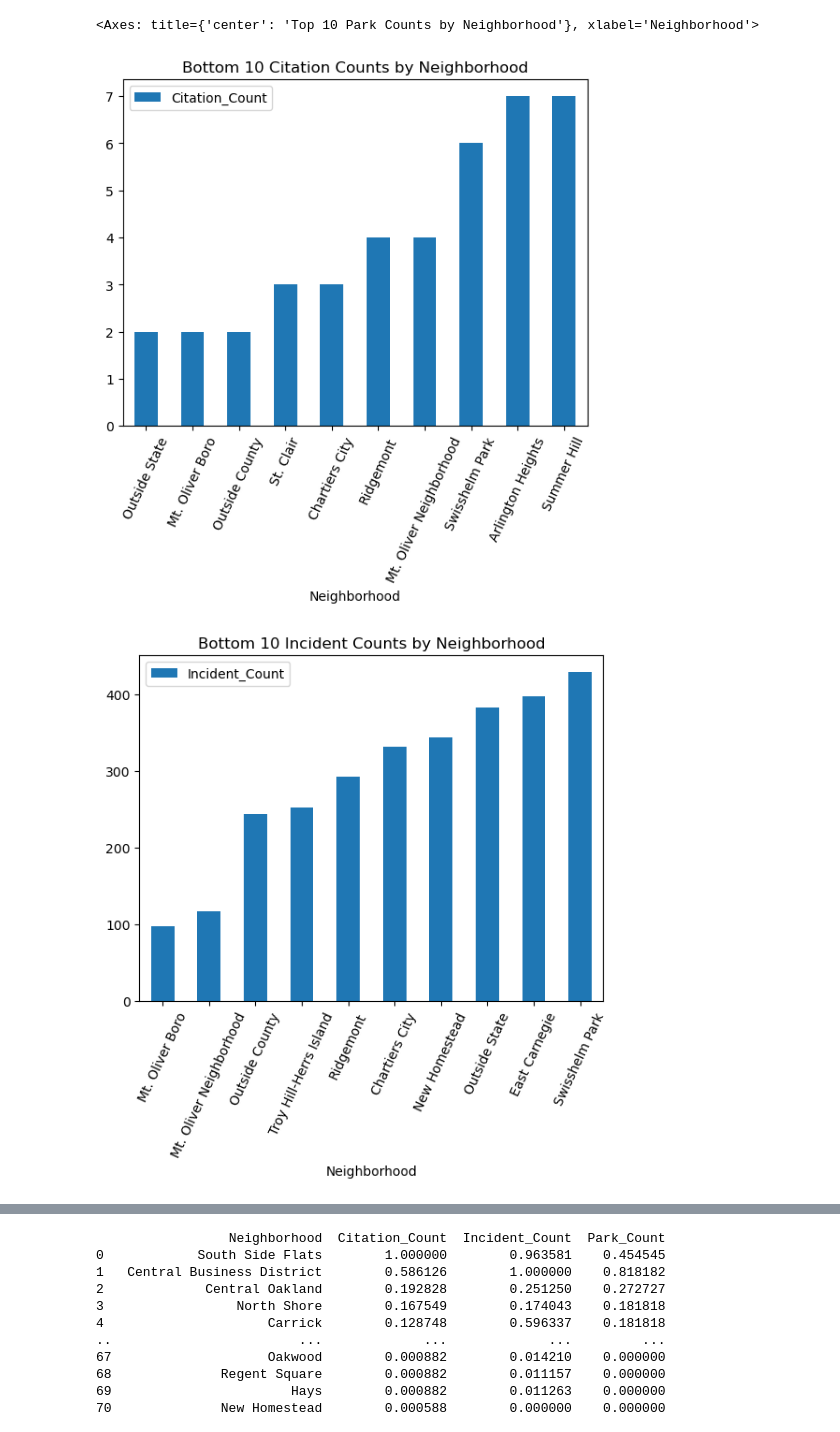
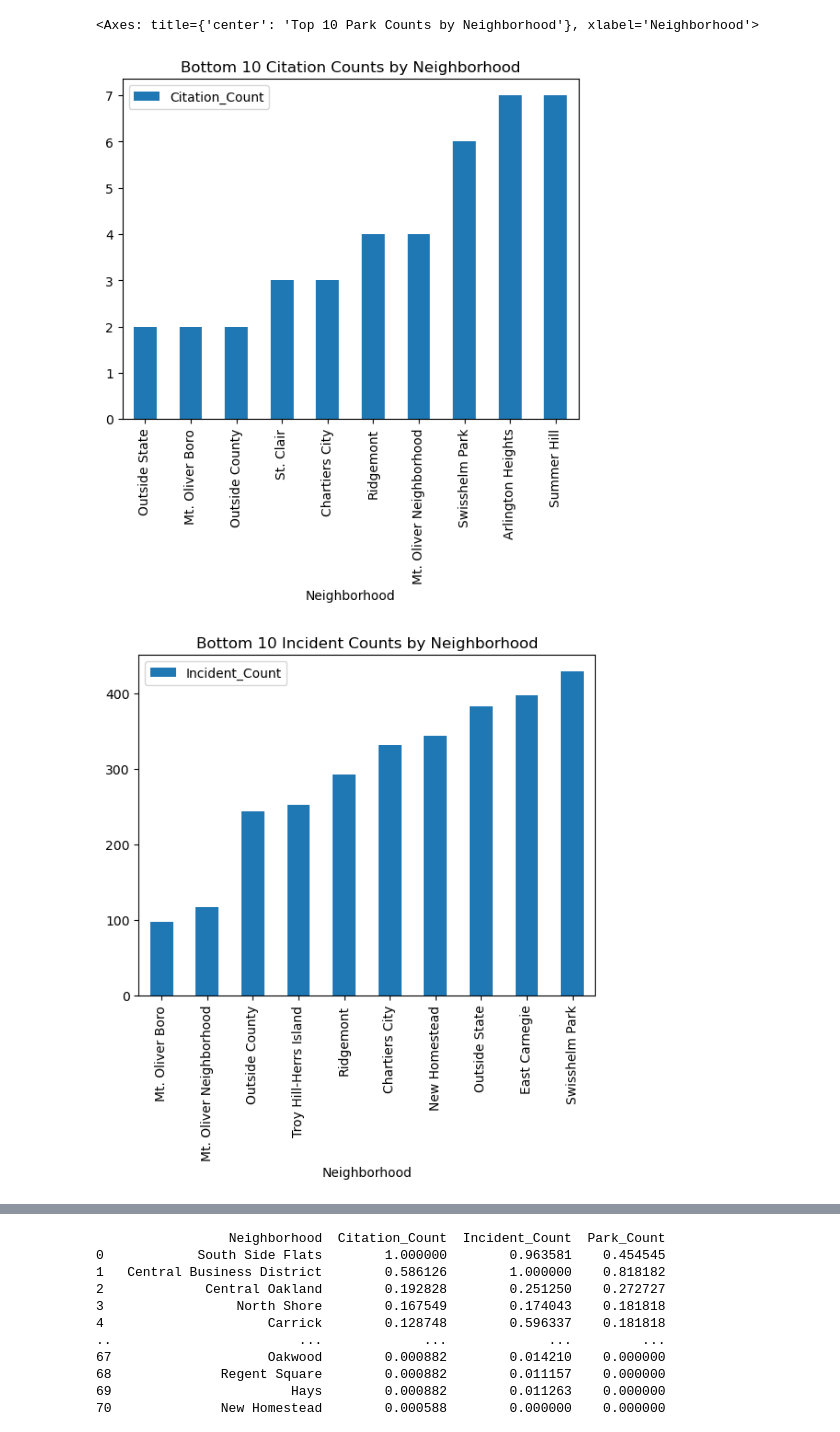
Before and after one commit to ShaneKillen/bigideas_final, a Jupyter notebook: final_report.ipynb, the cells around one changed output, grey strips where cells are left out. Saved outputs shown, nothing was run; the diff lists cells and outputs as text; code cells hidden in the pictures.

```diff
--- a/final_report.ipynb
+++ b/final_report.ipynb
@@ -26,16 +28,16 @@ park_count_df.columns = ['Neighborhood', 'Park_Count']
 # %%
 bot_10_citation = citation_counts_df.tail(10)
 bot_10_citation = bot_10_citation.sort_values(by='Citation_Count', ascending=True)
-bot_10_citation.plot.bar(x='Neighborhood', y='Citation_Count', rot=65, title="Bottom 10 Citation Counts by Neighborhood")
+bot_10_citation.plot.bar(x='Neighborhood', y='Citation_Count', title="Bottom 10 Citation Counts by Neighborhood")
 
 bot_10_incident = crime_counts_df.tail(10)
 bot_10_incident = bot_10_incident.sort_values(by='Incident_Count', ascending=True)
-bot_10_incident.plot.bar(x='Neighborhood', y='Incident_Count', rot=65, title="Bottom 10 Incident Counts by Neighborhood")
+bot_10_incident.plot.bar(x='Neighborhood', y='Incident_Count', title="Bottom 10 Incident Counts by Neighborhood")
 
 top_10_park = park_count_df.head(10)
 top_10_park = top_10_park.sort_values(by='Park_Count', ascending=False)
-top_10_park.plot.bar(x='Neighborhood', y='Park_Count', rot=65, title="Top 10 Park Counts by Neighborhood")
+top_10_park.plot.bar(x='Neighborhood', y='Park_Count', title="Top 10 Park Counts by Neighborhood")
 # %% [output]
 <Axes: title={'center': 'Top 10 Park Counts by Neighborhood'}, xlabel='Neighborhood'>
-[figure, old version]
+[figure, new version]
-[figure, old version]
+[figure, new version]
```
Also changed, not shown: parts of 8 cells of this notebook, 1 other file.
